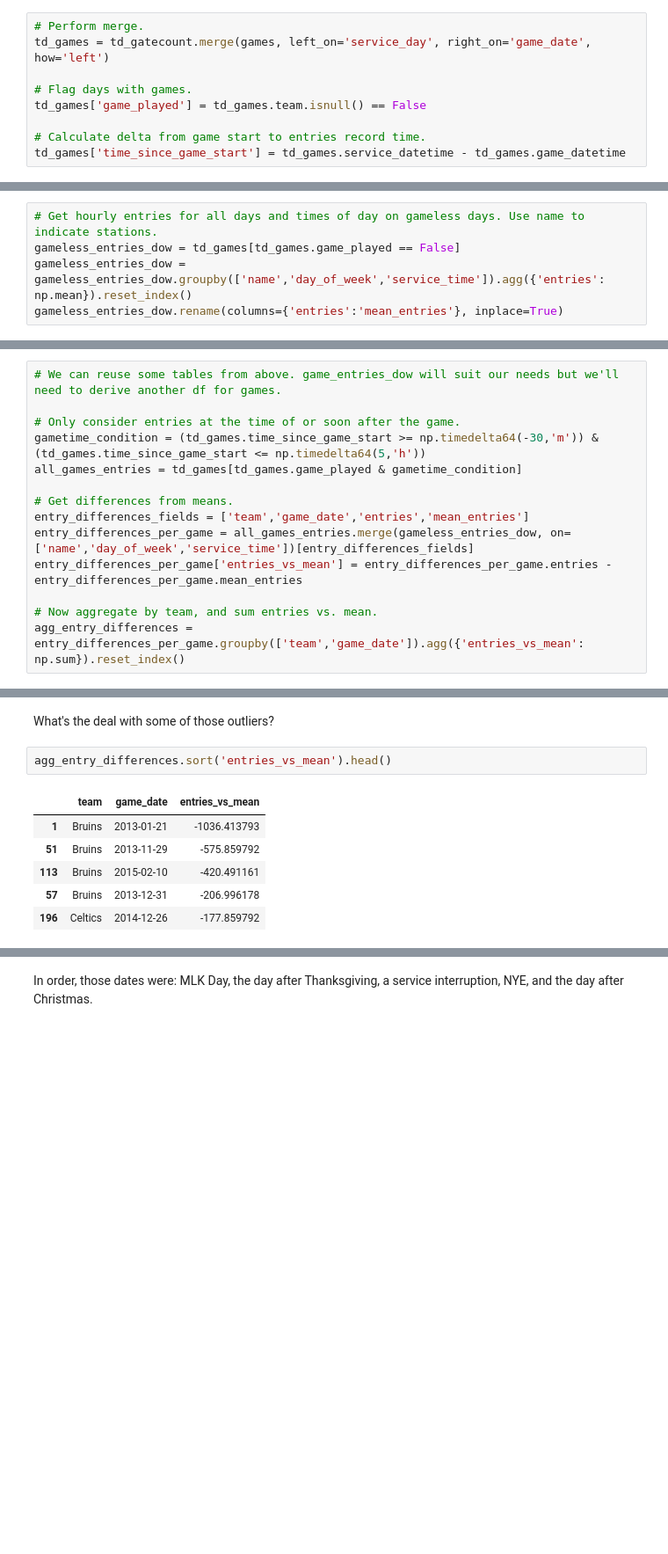
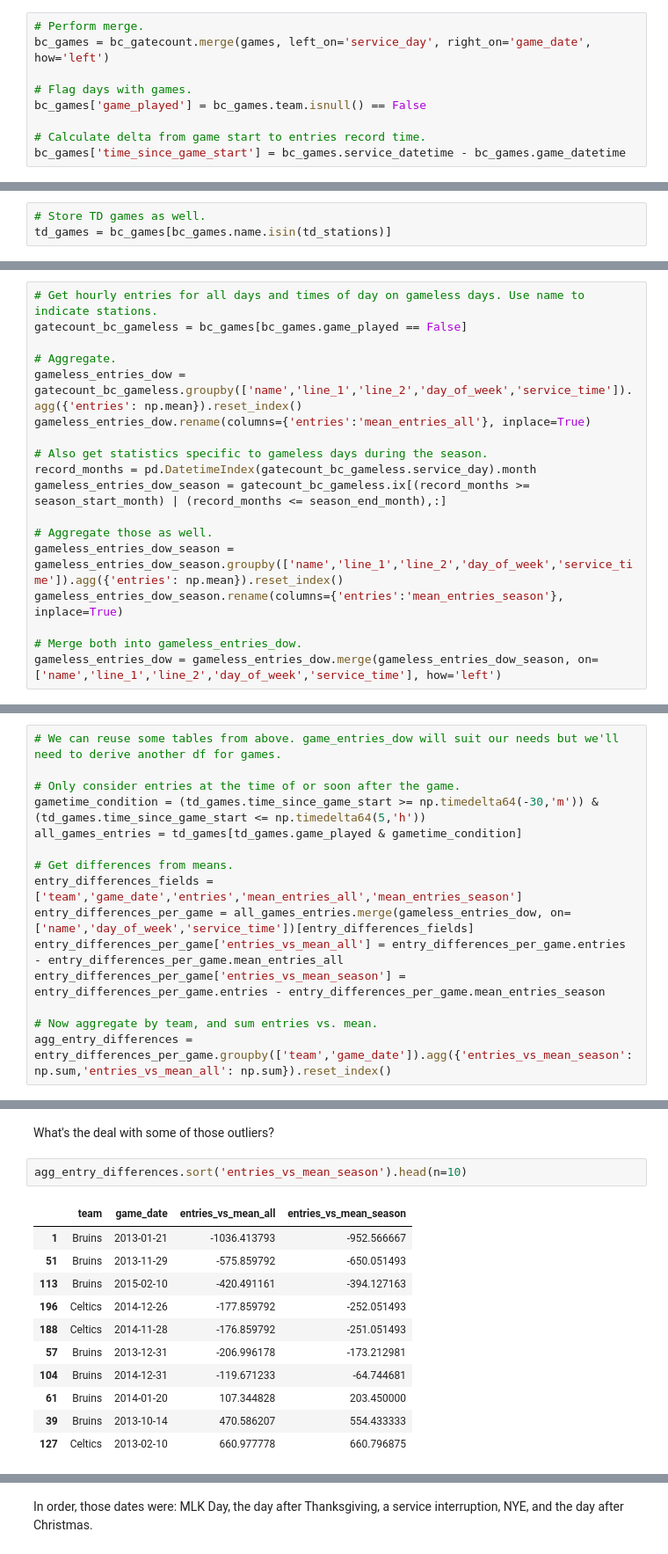
Before and after one commit to azampagl/harvard-capstone, a Jupyter notebook: src/sports/bruins_celtics.ipynb, the cells around one changed output, grey strips where cells are left out. Shown at 88% size. Cells and saved outputs as stored; diff of their text form; blank space fills up the shorter version.

```diff
--- a/src/sports/bruins_celtics.ipynb
+++ b/src/sports/bruins_celtics.ipynb
@@ -134,15 +155,18 @@ games = bruins.append(celtics)
 teams = set(games.team)
 # %%
 # Perform merge.
-td_games = td_gatecount.merge(games, left_on='service_day', right_on='game_date', how='left')
+bc_games = bc_gatecount.merge(games, left_on='service_day', right_on='game_date', how='left')
 
 # Flag days with games.
-td_games['game_played'] = td_games.team.isnull() == False
+bc_games['game_played'] = bc_games.team.isnull() == False
 
 # Calculate delta from game start to entries record time.
-td_games['time_since_game_start'] = td_games.service_datetime - td_games.game_datetime
+bc_games['time_since_game_start'] = bc_games.service_datetime - bc_games.game_datetime
 # %%
 td_games[td_games.game_played].head()
+# %%
+# Store TD games as well.
+td_games = bc_games[bc_games.name.isin(td_stations)]
 # %% [markdown]
 ## Game Exploration
 # %%
@@ -249,8 +273,21 @@ Overall, things look *pretty* consistent. For modeling, we'll have to find a way
 Let's look for entry changes during and after games conditional on day of week and time of day. E.g., how do entries during a Celtics game at 1pm on Thursday relate to non-game days. We'll examine games in the aggregate for both sports first.
 # %%
 # Get hourly entries for all days and times of day on gameless days. Use name to indicate stations.
-gameless_entries_dow = td_games[td_games.game_played == False]
-gameless_entries_dow = gameless_entries_dow.groupby(['name','day_of_week','service_time']).agg({'entries': np.mean}).reset_index()
-gameless_entries_dow.rename(columns={'entries':'mean_entries'}, inplace=True)
+gatecount_bc_gameless = bc_games[bc_games.game_played == False]
+
+# Aggregate.
+gameless_entries_dow = gatecount_bc_gameless.groupby(['name','line_1','line_2','day_of_week','service_time']).agg({'entries': np.mean}).reset_index()
+gameless_entries_dow.rename(columns={'entries':'mean_entries_all'}, inplace=True)
+
+# Also get statistics specific to gameless days during the season.
+record_months = pd.DatetimeIndex(gatecount_bc_gameless.service_day).month
+gameless_entries_dow_season = gatecount_bc_gameless.ix[(record_months >= season_start_month) | (record_months <= season_end_month),:]
+
+# Aggregate those as well.
+gameless_entries_dow_season = gameless_entries_dow_season.groupby(['name','line_1','line_2','day_of_week','service_time']).agg({'entries': np.mean}).reset_index()
+gameless_entries_dow_season.rename(columns={'entries':'mean_entries_season'}, inplace=True)
+
+# Merge both into gameless_entries_dow.
+gameless_entries_dow = gameless_entries_dow.merge(gameless_entries_dow_season, on=['name','line_1','line_2','day_of_week','service_time'], how='left')
 # %%
 # Only consider entries at the time of or soon after the game.
@@ -358,12 +423,13 @@ gametime_condition = (td_games.time_since_game_start >= np.timedelta64(-30,'m'))
 all_games_entries = td_games[td_games.game_played & gametime_condition]
 
 # Get differences from means.
-entry_differences_fields = ['team','game_date','entries','mean_entries']
+entry_differences_fields = ['team','game_date','entries','mean_entries_all','mean_entries_season']
 entry_differences_per_game = all_games_entries.merge(gameless_entries_dow, on=['name','day_of_week','service_time'])[entry_differences_fields]
-entry_differences_per_game['entries_vs_mean'] = entry_differences_per_game.entries - entry_differences_per_game.mean_entries
+entry_differences_per_game['entries_vs_mean_all'] = entry_differences_per_game.entries - entry_differences_per_game.mean_entries_all
+entry_differences_per_game['entries_vs_mean_season'] = entry_differences_per_game.entries - entry_differences_per_game.mean_entries_season
 
 # Now aggregate by team, and sum entries vs. mean.
-agg_entry_differences = entry_differences_per_game.groupby(['team','game_date']).agg({'entries_vs_mean': np.sum}).reset_index()
+agg_entry_differences = entry_differences_per_game.groupby(['team','game_date']).agg({'entries_vs_mean_season': np.sum,'entries_vs_mean_all': np.sum}).reset_index()
 # %%
 agg_entry_differences
 # %%
@@ -407,11 +474,16 @@ for team in teams:
 # %% [markdown]
 What's the deal with some of those outliers?
 # %%
-agg_entry_differences.sort('entries_vs_mean').head()
+agg_entry_differences.sort('entries_vs_mean_season').head(n=10)
 # %% [output]
-|  | team | game_date | entries_vs_mean |
-| 1 | Bruins | 2013-01-21 | -1036.413793 |
-| 51 | Bruins | 2013-11-29 | -575.859792 |
-| 113 | Bruins | 2015-02-10 | -420.491161 |
-| 57 | Bruins | 2013-12-31 | -206.996178 |
-| 196 | Celtics | 2014-12-26 | -177.859792 |
+|  | team | game_date | entries_vs_mean_all | entries_vs_mean_season |
+| 1 | Bruins | 2013-01-21 | -1036.413793 | -952.566667 |
+| 51 | Bruins | 2013-11-29 | -575.859792 | -650.051493 |
+| 113 | Bruins | 2015-02-10 | -420.491161 | -394.127163 |
+| 196 | Celtics | 2014-12-26 | -177.859792 | -252.051493 |
+| 188 | Celtics | 2014-11-28 | -176.859792 | -251.051493 |
+| 57 | Bruins | 2013-12-31 | -206.996178 | -173.212981 |
+| 104 | Bruins | 2014-12-31 | -119.671233 | -64.744681 |
+| 61 | Bruins | 2014-01-20 | 107.344828 | 203.450000 |
+| 39 | Bruins | 2013-10-14 | 470.586207 | 554.433333 |
+| 127 | Celtics | 2013-02-10 | 660.977778 | 660.796875 |
```
Also changed, not shown: parts of 18 cells of this notebook.
